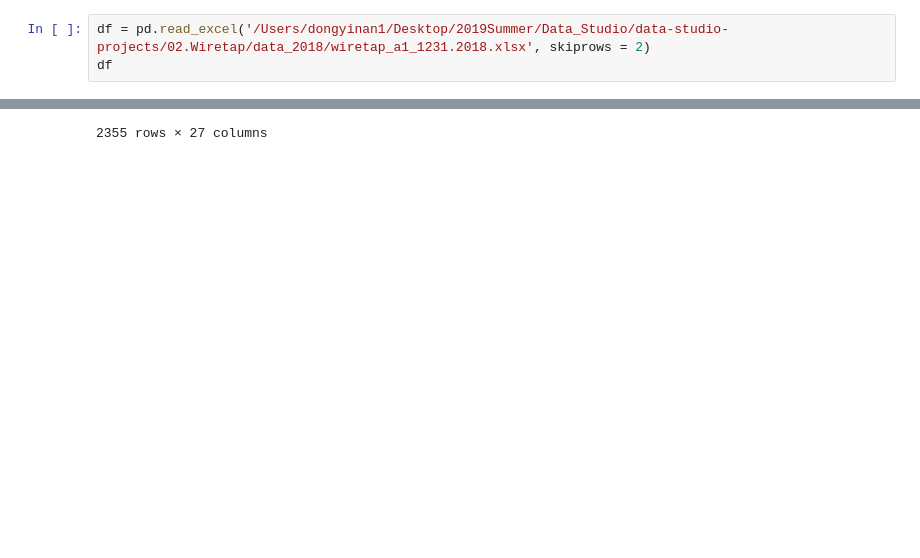
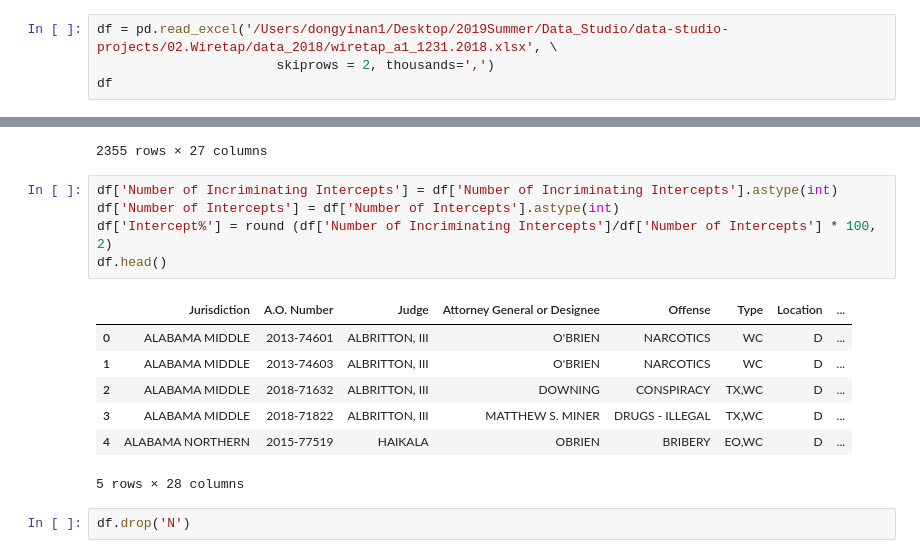
Before and after one commit to dyncdyn/data-studio-projects, a Jupyter notebook: 02.Wiretap/02.Wiretap.ipynb, the cells around one changed output, grey strips where cells are left out. Cells and saved outputs as stored; diff of their text form; blank space fills up the shorter version.

```diff
--- a/02.Wiretap/02.Wiretap.ipynb
+++ b/02.Wiretap/02.Wiretap.ipynb
@@ -2,7 +2,8 @@
 import pandas as pd
 import numpy as np
 # %%
-df = pd.read_excel('/Users/dongyinan1/Desktop/2019Summer/Data_Studio/data-studio-projects/02.Wiretap/data_2018/wiretap_a1_1231.2018.xlsx', skiprows = 2)
+df = pd.read_excel('/Users/dongyinan1/Desktop/2019Summer/Data_Studio/data-studio-projects/02.Wiretap/data_2018/wiretap_a1_1231.2018.xlsx', \
+                       skiprows = 2, thousands=',')
 df
 # %% [output]
 |  | Jurisdiction | A.O. Number | Judge | Attorney General or Designee | Offense | Type | Location | ... |
@@ -84,3 +98,18 @@ df.sort_values(by = 'Total Cost($)', ascending = False)
 | 362 | CALIFORNIA EASTERN | 2018-77598 | DROZD | HULSER | MURDER | EE,OO,WC,WO | D | ... |
 | 1177 | MICHIGAN EASTERN | 2018-69617 | MURPHY | HULSER | DRUGS - ILLEGAL | WC | D | ... |
 2355 rows × 27 columns
+# %%
+df['Number of Incriminating Intercepts'] = df['Number of Incriminating Intercepts'].astype(int)
+df['Number of Intercepts'] = df['Number of Intercepts'].astype(int)
+df['Intercept%'] = round (df['Number of Incriminating Intercepts']/df['Number of Intercepts'] * 100, 2)
+df.head()
+# %% [output]
+|  | Jurisdiction | A.O. Number | Judge | Attorney General or Designee | Offense | Type | Location | ... |
+| 0 | ALABAMA MIDDLE | 2013-74601 | ALBRITTON, III | O'BRIEN | NARCOTICS | WC | D | ... |
+| 1 | ALABAMA MIDDLE | 2013-74603 | ALBRITTON, III | O'BRIEN | NARCOTICS | WC | D | ... |
+| 2 | ALABAMA MIDDLE | 2018-71632 | ALBRITTON, III | DOWNING | CONSPIRACY | TX,WC | D | ... |
+| 3 | ALABAMA MIDDLE | 2018-71822 | ALBRITTON, III | MATTHEW S. MINER | DRUGS - ILLEGAL | TX,WC | D | ... |
+| 4 | ALABAMA NORTHERN | 2015-77519 | HAIKALA | OBRIEN | BRIBERY | EO,WC | D | ... |
+5 rows × 28 columns
+# %%
+df.drop('N')
```
Also changed, not shown: parts of 1 cell of this notebook, 29 other files.
